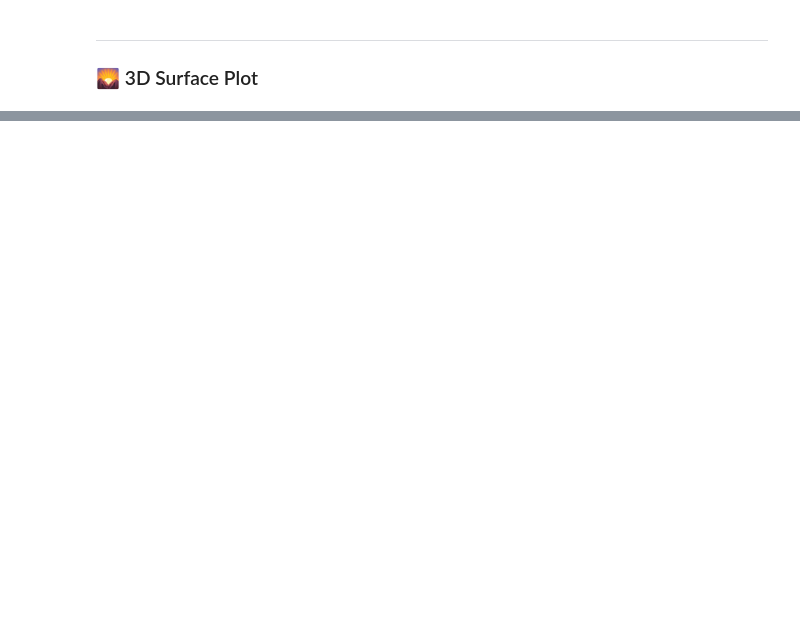
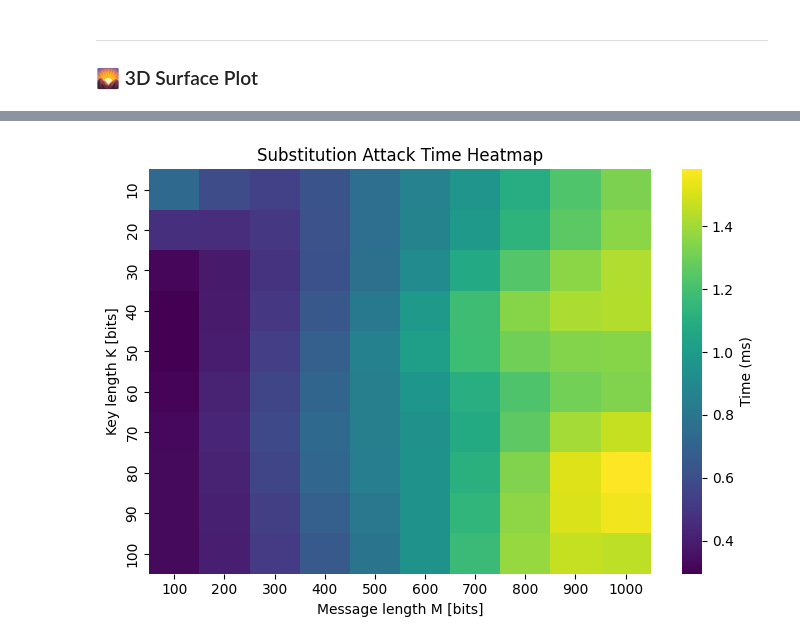
Before and after one commit to Symon02/Information-Security, a Jupyter notebook: lab3/lab3_solver.ipynb, the cells around one changed output, grey strips where cells are left out. Saved outputs shown, nothing was run; the diff lists cells and outputs as text; code cells hidden in the pictures; blank space fills up the shorter version.

```diff
--- a/lab3/lab3_solver.ipynb
+++ b/lab3/lab3_solver.ipynb
@@ -287,0 +315,84 @@ plt.show()
+# %%
+import numpy as np
+import time
+import matplotlib.pyplot as plt
+import seaborn as sns
+from scipy.ndimage import gaussian_filter
+from matplotlib import cm
+from mpl_toolkits.mplot3d import Axes3D
+
+
+def time_substitution(M_size, K_size, samples=50):
+    def single():
+        u = np.random.randint(0, 2, size=M_size)
+        k = np.random.randint(0, 2, size=K_size)
+        t = computeTag(u, k)
+        start = time.perf_counter()
+        u1, t1 = sub_attack(u, t)
+        _ = verification(u1, k, t1)
+        return (time.perf_counter() - start) * 1000
+    return np.mean([single() for _ in range(samples)])
+
+def time_forging(M_size, K_size, samples=50):
+    def single():
+        u = np.random.randint(0, 2, size=M_size)
+        k = np.random.randint(0, 2, size=K_size)
+        start = time.perf_counter()
+        u1, t1 = sub_attack(u, computeTag(u, k))
+        _ = verification(u1, k, t1)
+        return (time.perf_counter() - start) * 1000
+    return np.mean([single() for _ in range(samples)])
+
+
+M_values = np.arange(100, 1001, 100)  # 100, 200, ..., 1000
+K_values = np.arange(10, 101, 10)     # 10, 20, ..., 100
+
+sub_times = np.zeros((len(K_values), len(M_values)))
+forge_times = np.zeros_like(sub_times)
+
+for i, K in enumerate(K_values):
+    for j, M in enumerate(M_values):
+        sub_times[i, j] = time_substitution(M, K)
+        forge_times[i, j] = time_forging(M, K)
+
+# Smoothing
+sub_sm = gaussian_filter(sub_times, sigma=1)
+forge_sm = gaussian_filter(forge_times, sigma=1)
+
+# --- Plot heatmaps and 3D surfaces ---
+
+# Heatmap plotting function
+def plot_heat(data, title, cmap=cm.viridis):
+    plt.figure(figsize=(7,5))
+    sns.heatmap(data,
+                xticklabels=M_values,
+                yticklabels=K_values,
+                cmap=cmap,
+                cbar_kws={'label': 'Time (ms)'})
+    plt.xlabel('Message length M [bits]')
+    plt.ylabel('Key length K [bits]')
+    plt.title(title)
+    plt.tight_layout()
+    plt.show()
+
+# Surface plotting function
+def plot_surface(data, title):
+    M_grid, K_grid = np.meshgrid(M_values, K_values)
+    fig = plt.figure(figsize=(7,5))
+    ax = fig.add_subplot(111, projection='3d')
+    surf = ax.plot_surface(M_grid, K_grid, data, cmap=cm.viridis, edgecolor='none')
+    ax.set_xlabel('M [bits]')
+    ax.set_ylabel('K [bits]')
+    ax.set_zlabel('Time [ms]')
+    ax.set_title(title)
+    fig.colorbar(surf, ax=ax, shrink=0.5)
+    plt.tight_layout()
+    plt.show()
+
+# Generate and save all four plots
+plot_heat(sub_sm,   'Substitution Attack Time Heatmap')
+plot_surface(sub_sm, 'Substitution Attack Time Surface')
+plot_heat(forge_sm, 'Forging Attack Time Heatmap')
+plot_surface(forge_sm, 'Forging Attack Time Surface')
+# %% [output]
+[figure, added]
```
Also changed, not shown: parts of 11 cells of this notebook.
